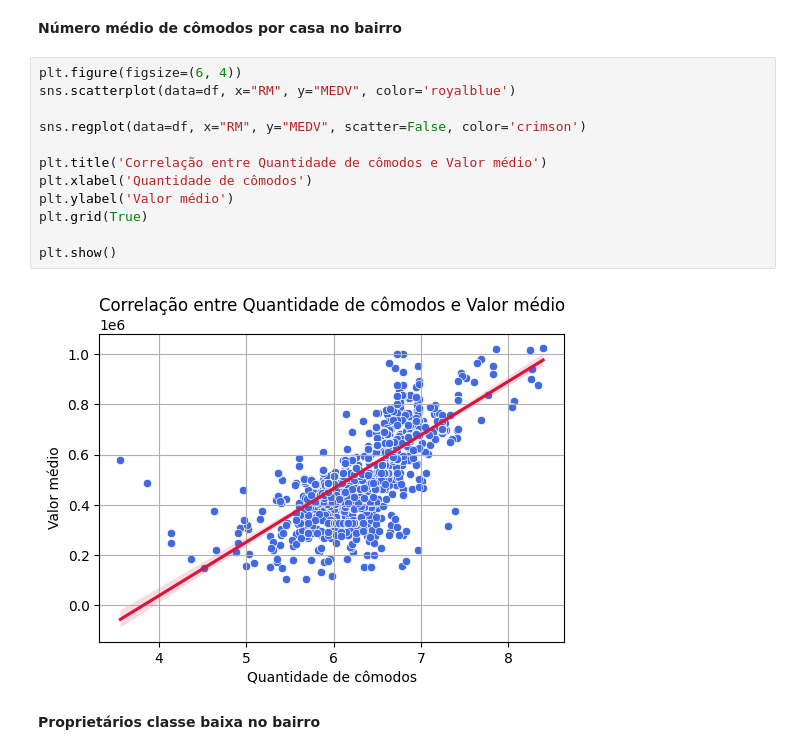
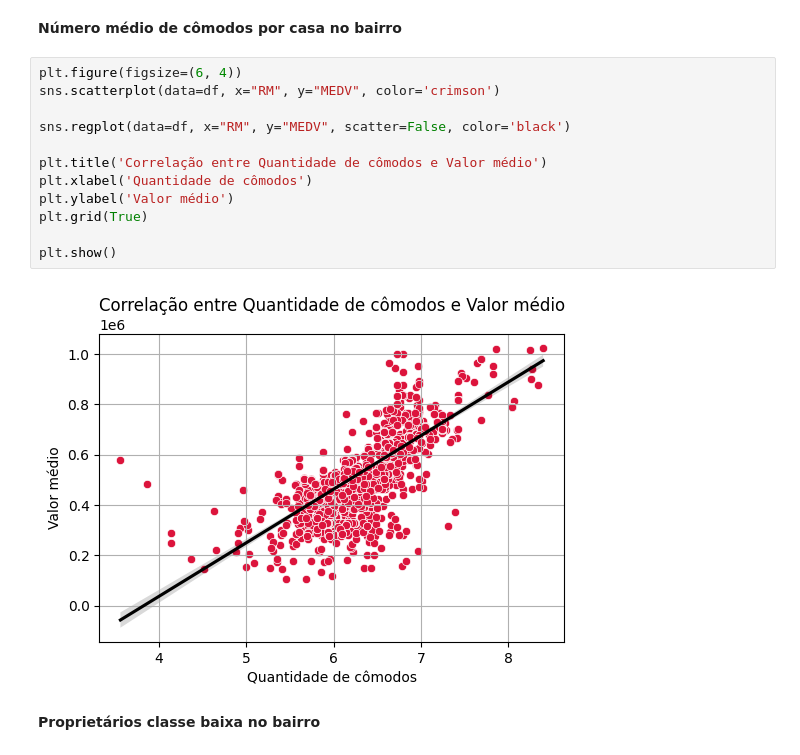
Before and after one commit to SisouDev/iaAlg, a Jupyter notebook: regression/ploy.ipynb, the cells around one changed output. Cells and saved outputs as stored; diff of their text form.

```diff
--- a/regression/ploy.ipynb
+++ b/regression/ploy.ipynb
@@ -97,18 +103,18 @@ boxplot.show()
 **Número médio de cômodos por casa no bairro**
 # %%
 plt.figure(figsize=(6, 4))
-sns.scatterplot(data=df, x="RM", y="MEDV", color='royalblue')
+sns.scatterplot(data=df, x="RM", y="MEDV", color='crimson')
 
-sns.regplot(data=df, x="RM", y="MEDV", scatter=False, color='crimson')
+sns.regplot(data=df, x="RM", y="MEDV", scatter=False, color='black')
 
 plt.title('Correlação entre Quantidade de cômodos e Valor médio')
 plt.xlabel('Quantidade de cômodos')
 plt.ylabel('Valor médio')
 plt.grid(True)
 
 plt.show()
 # %% [output]
-[figure, old version]
+[figure, new version]
 # %% [markdown]
 **Proprietários classe baixa no bairro**
 # %%
```
Also changed, not shown: parts of 50 cells of this notebook, 1 other file.
